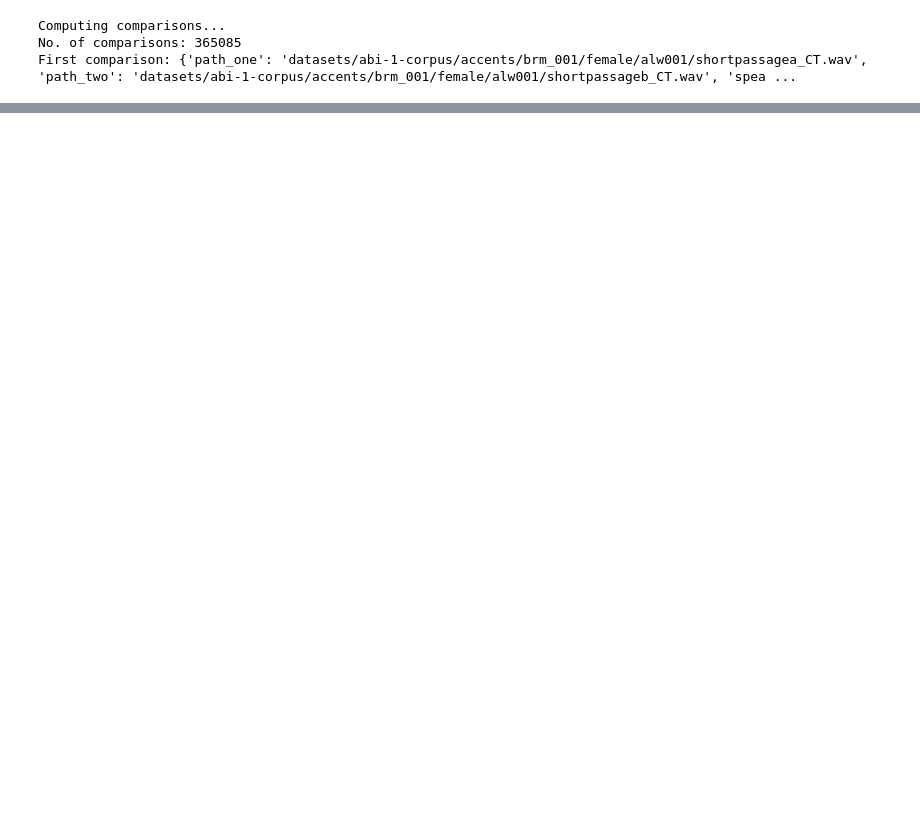
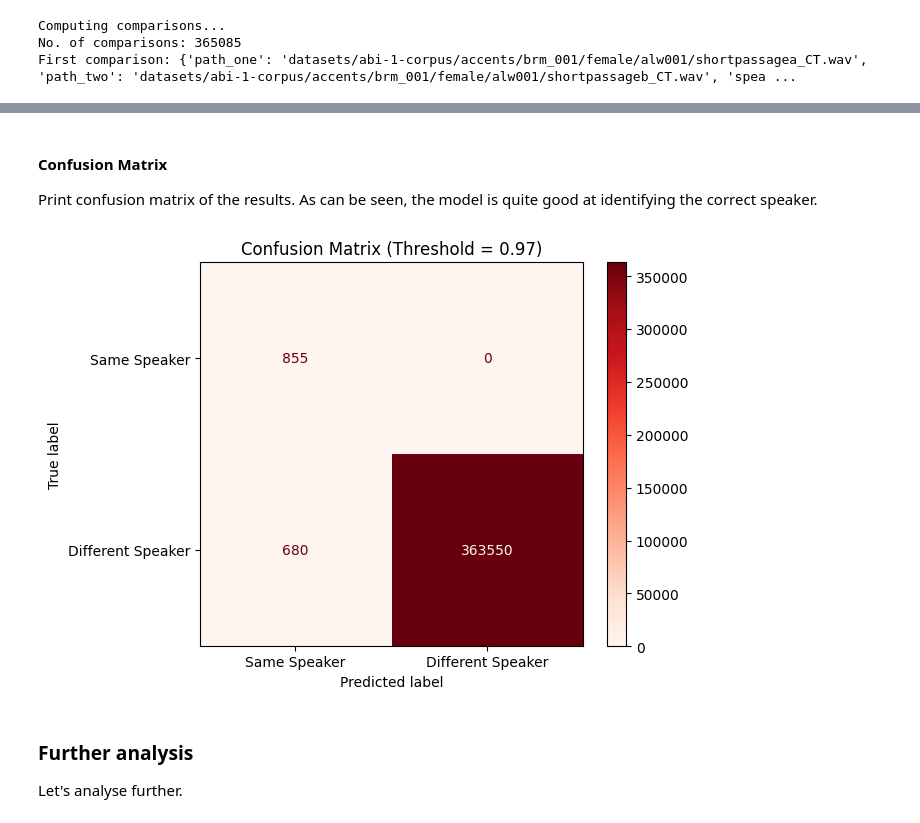
Before and after one commit to michael-vella/ARI5121_SpeechProject_Michael_Vella_code, a Jupyter notebook: core.ipynb, the cells around one changed output, grey strips where cells are left out. Cells and saved outputs as stored; diff of their text form; code cells hidden in the pictures; blank space fills up the shorter version.

Commit message:
finalise results & start analysis

```diff
--- a/core.ipynb
+++ b/core.ipynb
@@ -242,11 +252,13 @@ def compare_all_embeddings(embeddings):
     for i, j in combinations(embeddings, 2):
         embedding_one_path = i["path"]
         embedding_one = i["embedding"]
-        speaker_one = i["speaker_id"]
+        gender_one = "f" if i["gender"].lower() == "female" else "m"
+        speaker_one = f"{i['accent']}_{gender_one}_{i['speaker_id']}"
 
         embedding_two_path = j["path"]
         embedding_two = j["embedding"]
-        speaker_two = j["speaker_id"]
+        gender_two = "f" if j["gender"].lower() == "female" else "m"
+        speaker_two = f"{j['accent']}_{gender_two}_{j['speaker_id']}"
 
         same_speaker = speaker_one == speaker_two
 
@@ -323,0 +389,5 @@ First comparison: {'path_one': 'datasets/abi-1-corpus/accents/brm_001/female/alw
+# %%
+results = evaluate_comparisons(comparisons)
+
+chosen = next(r for r in results if r["threshold"] == 0.97)
+print(f"\nChosen threshold: {chosen['threshold']} | Recall: {chosen['recall']:.4f} | Accuracy: {chosen['accuracy']:.4f}")
@@ -323,0 +412,28 @@ First comparison: {'path_one': 'datasets/abi-1-corpus/accents/brm_001/female/alw
+# %% [markdown]
+#### Confusion Matrix
+
+Print confusion matrix of the results. As can be seen, the model is quite good at identifying the correct speaker.
+# %%
+THRESHOLD = chosen["threshold"]
+
+y_true = [1 if e["same_speaker"] else 0 for e in comparisons]
+y_pred = [1 if e["score"] >= THRESHOLD else 0 for e in comparisons]
+
+cm = confusion_matrix(y_true, y_pred, labels=[1, 0])
+
+disp = ConfusionMatrixDisplay(
+    confusion_matrix=cm,
+    display_labels=["Same Speaker", "Different Speaker"]
+)
+
+disp.plot(cmap="Reds")
+plt.title(f"Confusion Matrix (Threshold = {THRESHOLD})")
+plt.tight_layout()
+# plt.savefig("confusion_matrix.png", dpi=150)
+plt.show()
+# %% [output]
+[figure, added]
+# %% [markdown]
+### Further analysis
+
+Let's analyse further.
```
Also changed, not shown: parts of 14 cells of this notebook, 1 other file.
